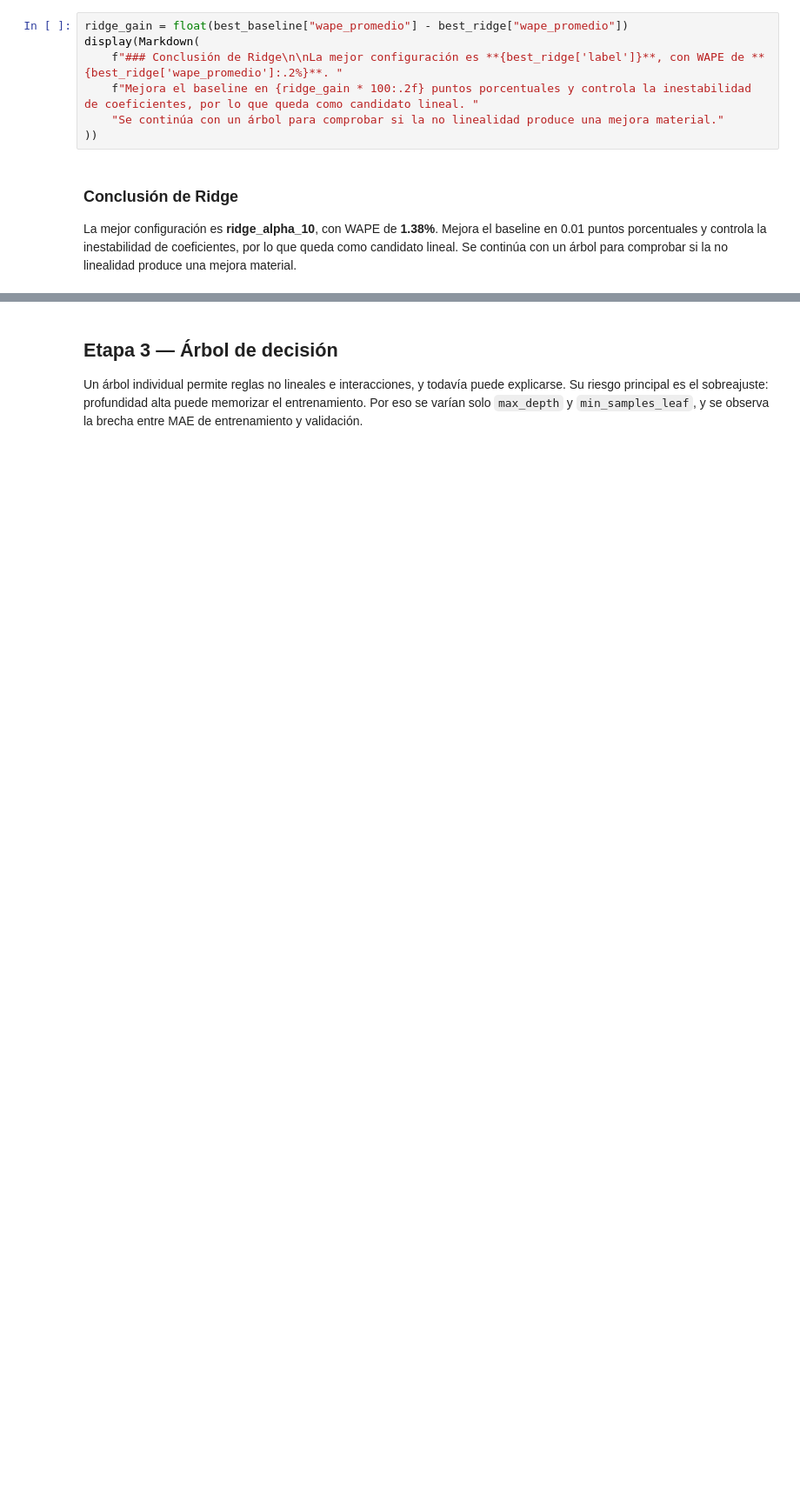
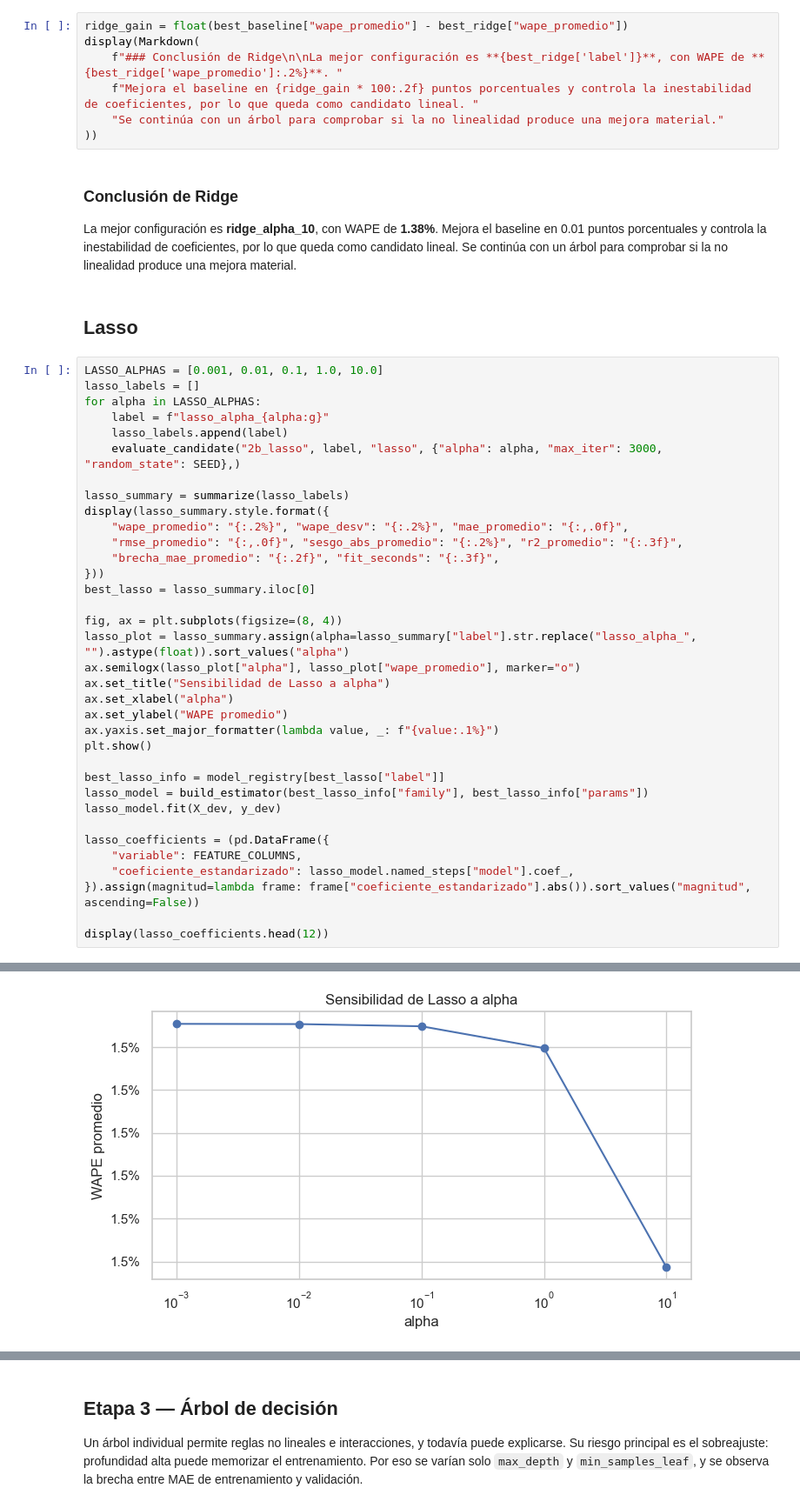
Before and after one commit to d-correalr/pronostico-demanda-energia, a Jupyter notebook: notebooks/Modelo_pronostico_demanda_Modulo2_v3_guiado.ipynb, the cells around one changed output, grey strips where cells are left out. Shown at 87% size. Drawn from its saved outputs; the diff is of its cells as text; blank space fills up the shorter version.

```diff
--- a/notebooks/Modelo_pronostico_demanda_Modulo2_v3_guiado.ipynb
+++ b/notebooks/Modelo_pronostico_demanda_Modulo2_v3_guiado.ipynb
@@ -769,3 +775,41 @@ display(Markdown(
 ### Conclusión de Ridge
 
 La mejor configuración es **ridge_alpha_10**, con WAPE de **1.38%**. Mejora el baseline en 0.01 puntos porcentuales y controla la inestabilidad de coeficientes, por lo que queda como candidato lineal. Se continúa con un árbol para comprobar si la no linealidad produce una mejora material.
+# %% [markdown]
+## Lasso
+# %%
+LASSO_ALPHAS = [0.001, 0.01, 0.1, 1.0, 10.0]
+lasso_labels = []
+for alpha in LASSO_ALPHAS:
+    label = f"lasso_alpha_{alpha:g}"
+    lasso_labels.append(label)
+    evaluate_candidate("2b_lasso", label, "lasso", {"alpha": alpha, "max_iter": 3000, "random_state": SEED},)
+
+lasso_summary = summarize(lasso_labels)
+display(lasso_summary.style.format({
+    "wape_promedio": "{:.2%}", "wape_desv": "{:.2%}", "mae_promedio": "{:,.0f}",
+    "rmse_promedio": "{:,.0f}", "sesgo_abs_promedio": "{:.2%}", "r2_promedio": "{:.3f}",
+    "brecha_mae_promedio": "{:.2f}", "fit_seconds": "{:.3f}",
+}))
+best_lasso = lasso_summary.iloc[0]
+
+fig, ax = plt.subplots(figsize=(8, 4))
+lasso_plot = lasso_summary.assign(alpha=lasso_summary["label"].str.replace("lasso_alpha_", "").astype(float)).sort_values("alpha")
+ax.semilogx(lasso_plot["alpha"], lasso_plot["wape_promedio"], marker="o")
+ax.set_title("Sensibilidad de Lasso a alpha")
+ax.set_xlabel("alpha")
+ax.set_ylabel("WAPE promedio")
+ax.yaxis.set_major_formatter(lambda value, _: f"{value:.1%}")
+plt.show()
+
+best_lasso_info = model_registry[best_lasso["label"]]
+lasso_model = build_estimator(best_lasso_info["family"], best_lasso_info["params"])
+lasso_model.fit(X_dev, y_dev)
+
+lasso_coefficients = (pd.DataFrame({
+    "variable": FEATURE_COLUMNS,
+    "coeficiente_estandarizado": lasso_model.named_steps["model"].coef_,
+}).assign(magnitud=lambda frame: frame["coeficiente_estandarizado"].abs()).sort_values("magnitud", ascending=False))
+
+display(lasso_coefficients.head(12))
+# %% [output]
@@ -771,0 +822 @@ La mejor configuración es **ridge_alpha_10**, con WAPE de **1.38%**. Mejora el
+[figure, added]
```
Also changed, not shown: parts of 14 cells of this notebook.
